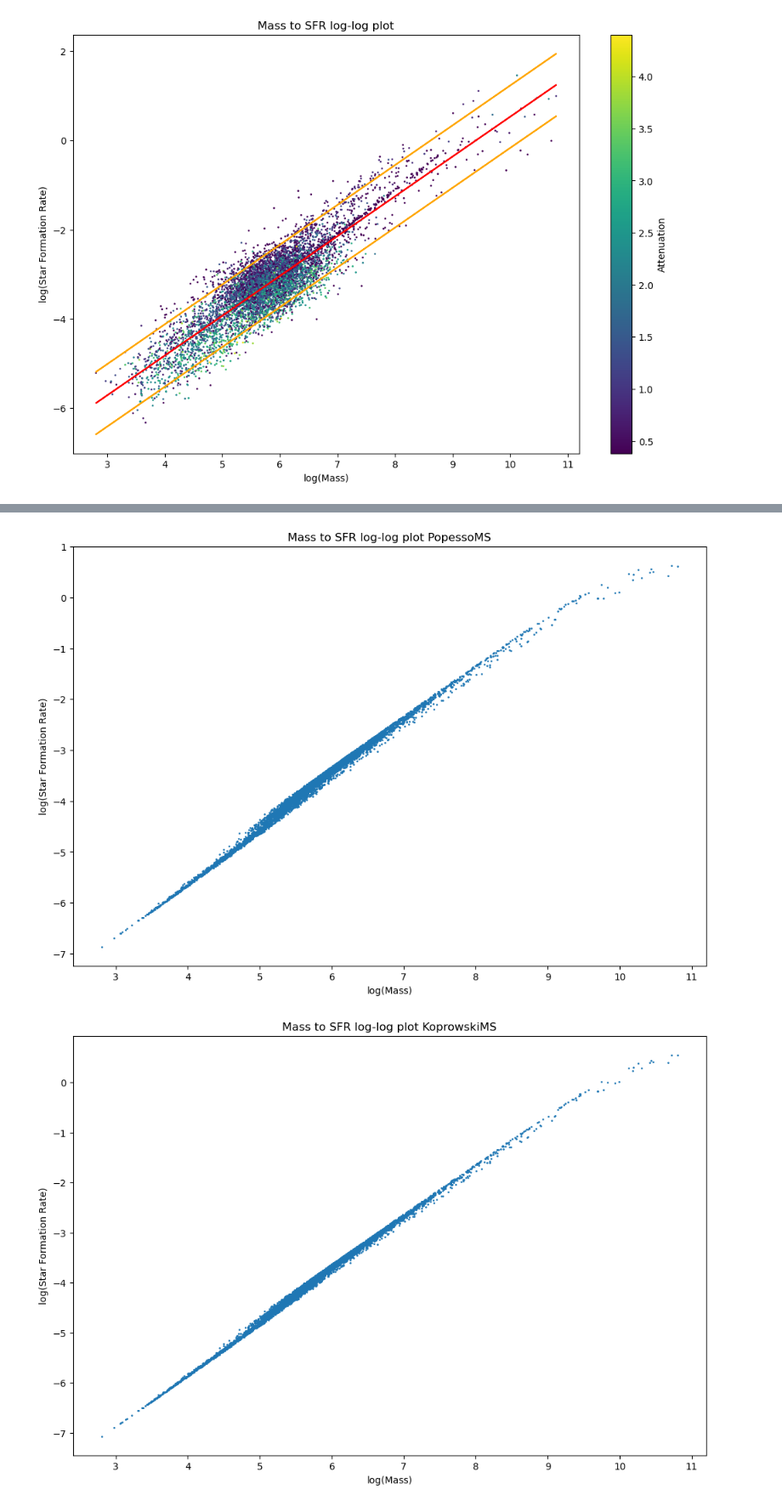
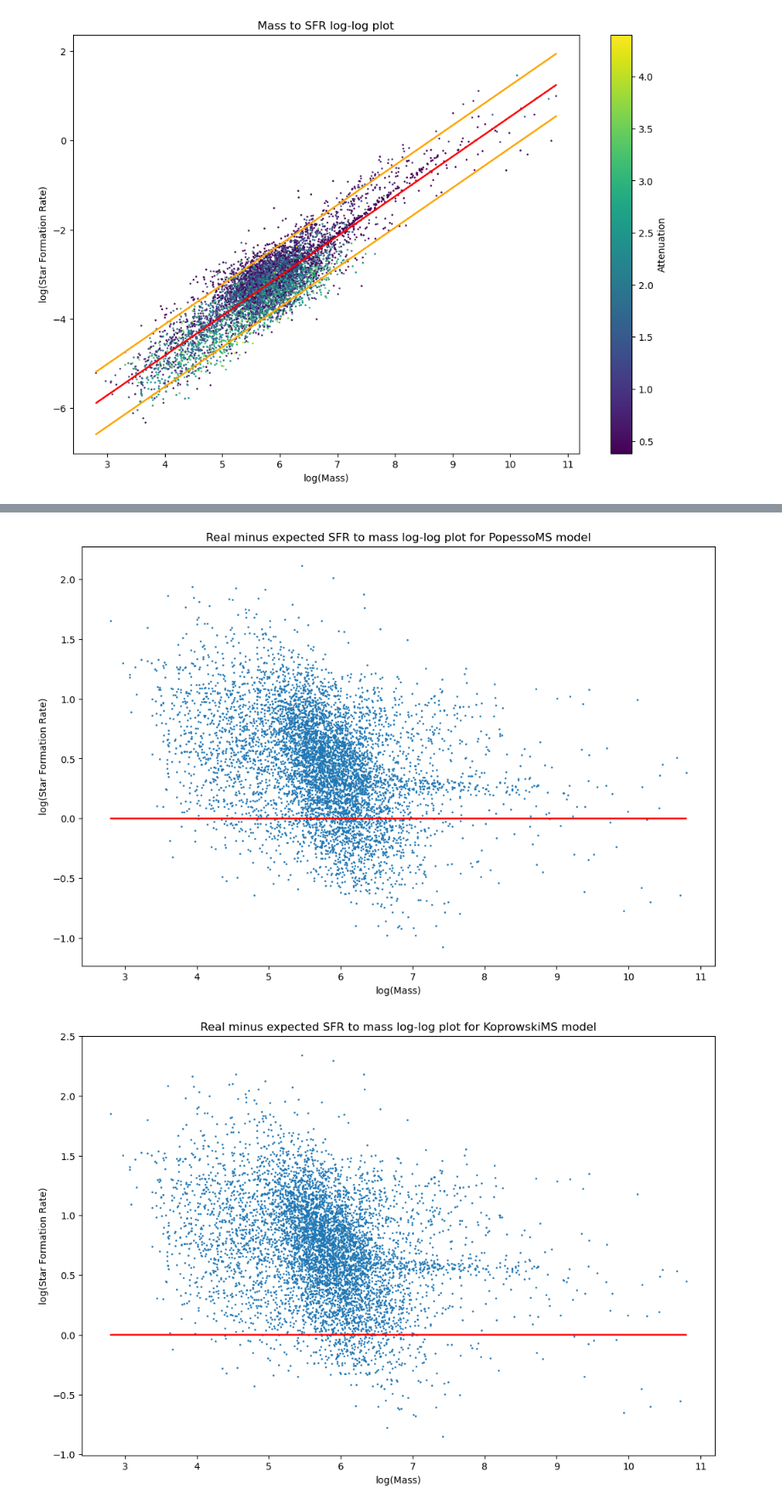
Before and after one commit to miwisniewsk/LSSTProject2, a Jupyter notebook: main_seq.ipynb, the cells around one changed output, grey strips where cells are left out. Shown at 85% size. Drawn from its saved outputs; the diff is of its cells as text; code cells hidden in the pictures.

```diff
--- a/main_seq.ipynb
+++ b/main_seq.ipynb
@@ -370,11 +370,13 @@ functions = [MeridaMS, PopessoMS, KoprowskiMS, PacificiMS]
 for name, f in enumerate(functions):
 
     log_sfr_MS = f(log_mass, z)
+    log_sfr_diff = log_sfr - log_sfr_MS
 
     plt.figure(figsize=(12, 8))
-    scatter = plt.scatter(log_mass, log_sfr_MS, s=1)
+    scatter = plt.scatter(log_mass, log_sfr_diff, s=1)
+    plt.plot(log_mass, np.zeros_like(log_mass), color="red")
     plt.xlabel('log(Mass)')
     plt.ylabel('log(Star Formation Rate)')
-    plt.title(f'Mass to SFR log-log plot {f.__name__}')
+    plt.title(f'Real minus expected SFR to mass log-log plot for {f.__name__} model')
     plt.show()
 # %% [output]
@@ -382,2 +384,2 @@ for name, f in enumerate(functions):
-[figure, old version]
+[figure, new version]
-[figure, old version]
+[figure, new version]
```
Also changed, not shown: parts of 1 cell of this notebook, 1 other file.
